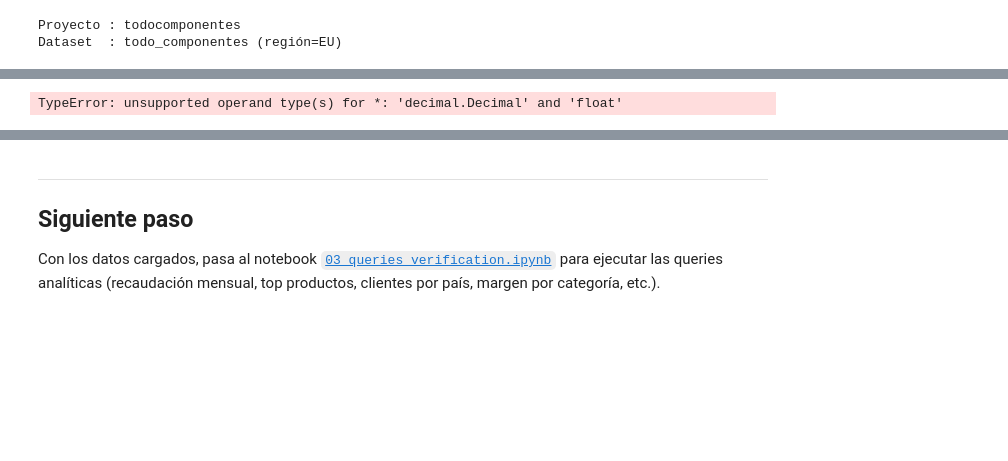
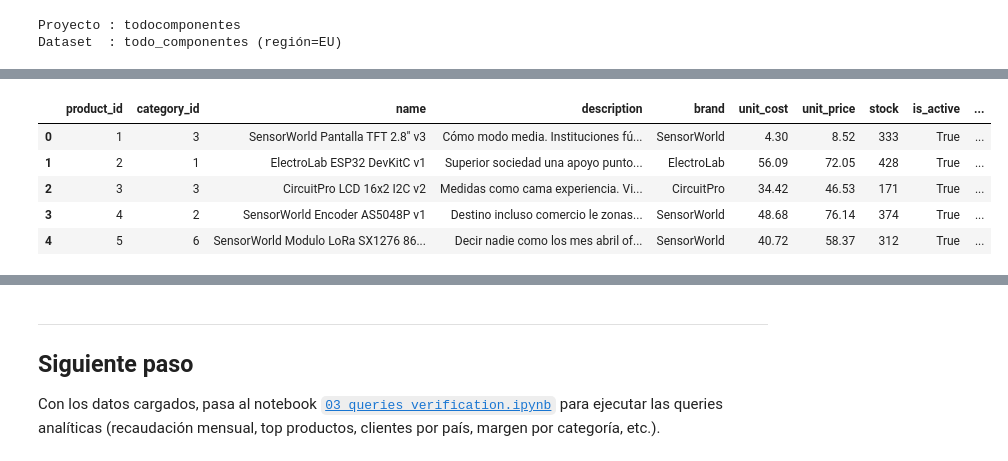
Before and after one commit to Ameisin/Team_Challenge_SQL, a Jupyter notebook: parte_2_modelo_bigquery/notebooks/02_generate_data.ipynb, the cells around one changed output, grey strips where cells are left out. Saved outputs shown, nothing was run; the diff lists cells and outputs as text; code cells hidden in the pictures; blank space fills up the shorter version.

Commit message:
fix: corrección de errores en generación de datos

```diff
--- a/parte_2_modelo_bigquery/notebooks/02_generate_data.ipynb
+++ b/parte_2_modelo_bigquery/notebooks/02_generate_data.ipynb
@@ -180,35 +178,40 @@ PRODUCT_NAME_HINTS = {
                               "Buck 3A 12V-5V", "Suelo de 9V", "Bateria 18650 3000mAh"],
     "Conectividad":          ["Modulo WiFi ESP8266", "Bluetooth HC-05", "Modulo LoRa SX1276 868MHz",
                               "Antena 2.4GHz IPEX", "Modulo BLE nRF52840"],
 }
 
 rows = []
 cat_ids = df_categories["category_id"].tolist()
 cat_names = dict(zip(df_categories["category_id"], df_categories["name"]))
 for pid in range(1, N_PRODUCTS + 1):
     cat_id = random.choice(cat_ids)
     base = random.choice(PRODUCT_NAME_HINTS[cat_names[cat_id]])
     brand = random.choice(BRANDS)
     name = f"{brand} {base} v{random.randint(1,3)}"
     cost = money(random.uniform(0.8, 60.0))
     # margen 25%-120% sobre coste
-    price = money(cost * random.uniform(1.25, 2.2))
+    price = money(cost * Decimal(str(random.uniform(1.25, 2.2))))
     rows.append({
         "product_id": pid,
         "category_id": cat_id,
         "name": name,
         "description": fake.text(max_nb_chars=140),
         "brand": brand,
         "unit_cost": cost,
         "unit_price": price,
         "stock": random.randint(0, 500),
         "is_active": random.random() > 0.15,   # ~15% inactivos
         "created_at": past_datetime(500, 10),
     })
 df_products = pd.DataFrame(rows)
 df_products.head()
 # %% [output]
-TypeError: unsupported operand type(s) for *: 'decimal.Decimal' and 'float'
+|  | product_id | category_id | name | description | brand | unit_cost | unit_price | stock | is_active | ... |
+| 0 | 1 | 3 | SensorWorld Pantalla TFT 2.8'' v3 | Cómo modo media. Instituciones fú... | SensorWorld | 4.30 | 8.52 | 333 | True | ... |
+| 1 | 2 | 1 | ElectroLab ESP32 DevKitC v1 | Superior sociedad una apoyo punto... | ElectroLab | 56.09 | 72.05 | 428 | True | ... |
+| 2 | 3 | 3 | CircuitPro LCD 16x2 I2C v2 | Medidas como cama experiencia. Vi... | CircuitPro | 34.42 | 46.53 | 171 | True | ... |
+| 3 | 4 | 2 | SensorWorld Encoder AS5048P v1 | Destino incluso comercio le zonas... | SensorWorld | 48.68 | 76.14 | 374 | True | ... |
+| 4 | 5 | 6 | SensorWorld Modulo LoRa SX1276 86... | Decir nadie como los mes abril of... | SensorWorld | 40.72 | 58.37 | 312 | True | ... |
 # %%
 # --- 5. Pedidos (2000) con estados coherentes y fechas ordenadas ---
 ORDER_STATUSES = ["delivered", "shipped", "pending", "cancelled"]
```
Also changed, not shown: parts of 8 cells of this notebook.
